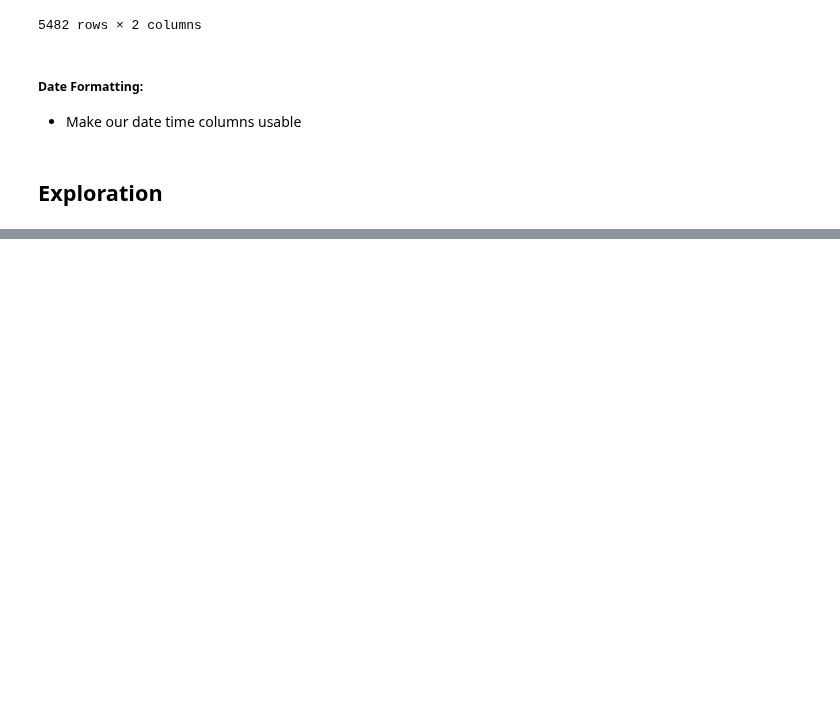
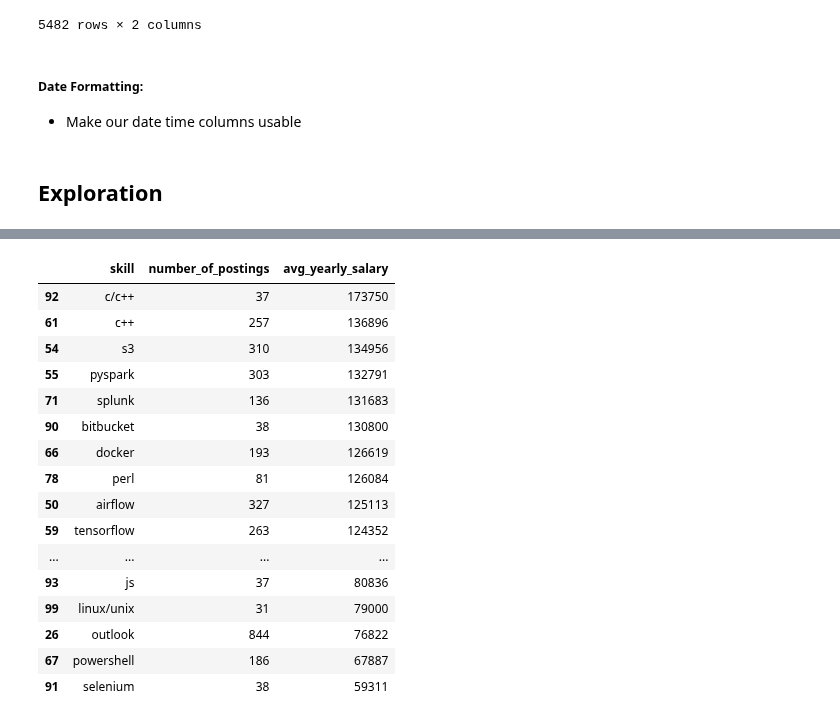
Before and after one commit to Decoding-Data-Jobs/data-jobs-project, a Jupyter notebook: schmitz_working/schmitz_draft.ipynb, the cells around one changed output, grey strips where cells are left out. Cells and saved outputs as stored; diff of their text form; code cells hidden in the pictures; blank space fills up the shorter version.

```diff
--- a/schmitz_working/schmitz_draft.ipynb
+++ b/schmitz_working/schmitz_draft.ipynb
@@ -872,0 +936,21 @@ to pull new data (with Google's job search API or scraping - I am looking to gai
+# %%
+top_skills_df = get_top_skills(jobs_df_cleaned, 100)
+top_skills_df
+# %% [output]
+|  | skill | number_of_postings | avg_yearly_salary |
+| 92 | c/c++ | 37 | 173750 |
+| 61 | c++ | 257 | 136896 |
+| 54 | s3 | 310 | 134956 |
+| 55 | pyspark | 303 | 132791 |
+| 71 | splunk | 136 | 131683 |
+| 90 | bitbucket | 38 | 130800 |
+| 66 | docker | 193 | 126619 |
+| 78 | perl | 81 | 126084 |
+| 50 | airflow | 327 | 125113 |
+| 59 | tensorflow | 263 | 124352 |
+| ... | ... | ... | ... |
+| 93 | js | 37 | 80836 |
+| 99 | linux/unix | 31 | 79000 |
+| 26 | outlook | 844 | 76822 |
+| 67 | powershell | 186 | 67887 |
+| 91 | selenium | 38 | 59311 |
```
Also changed, not shown: parts of 10 cells of this notebook.
